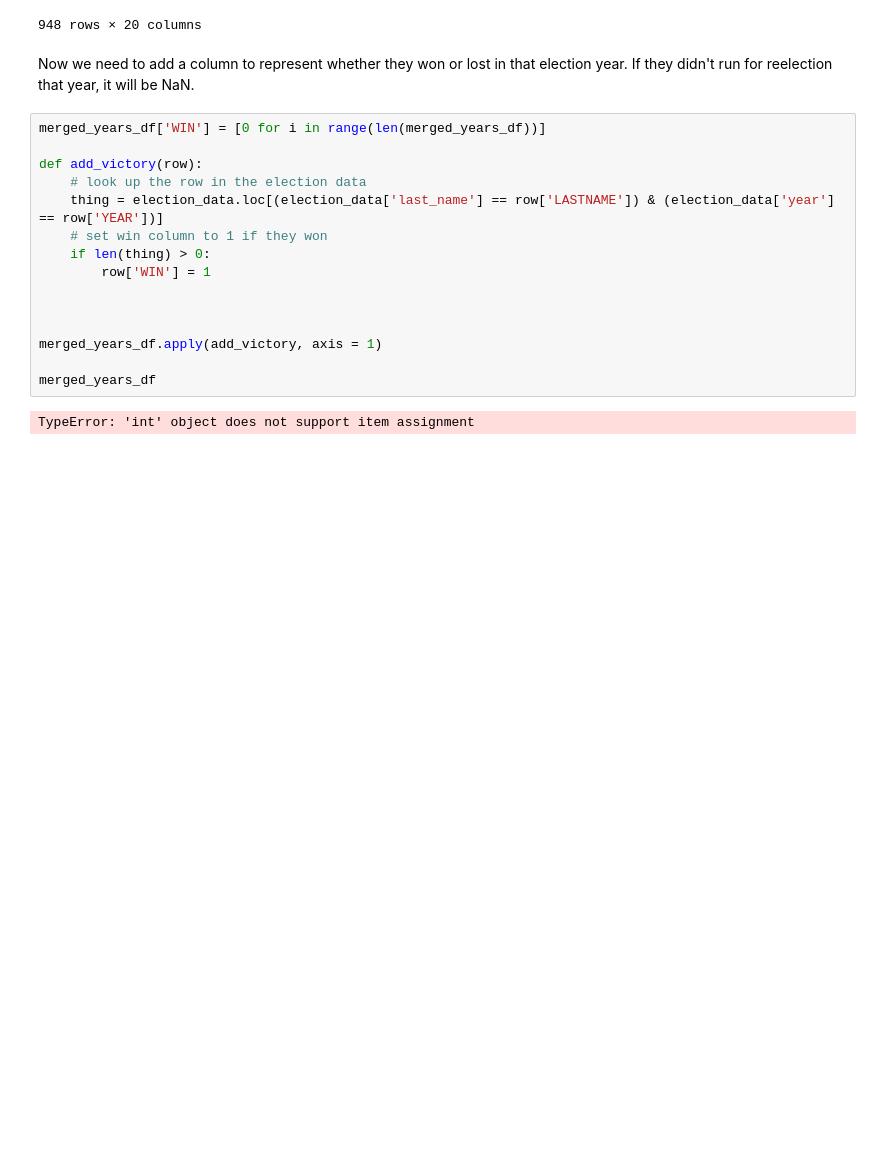
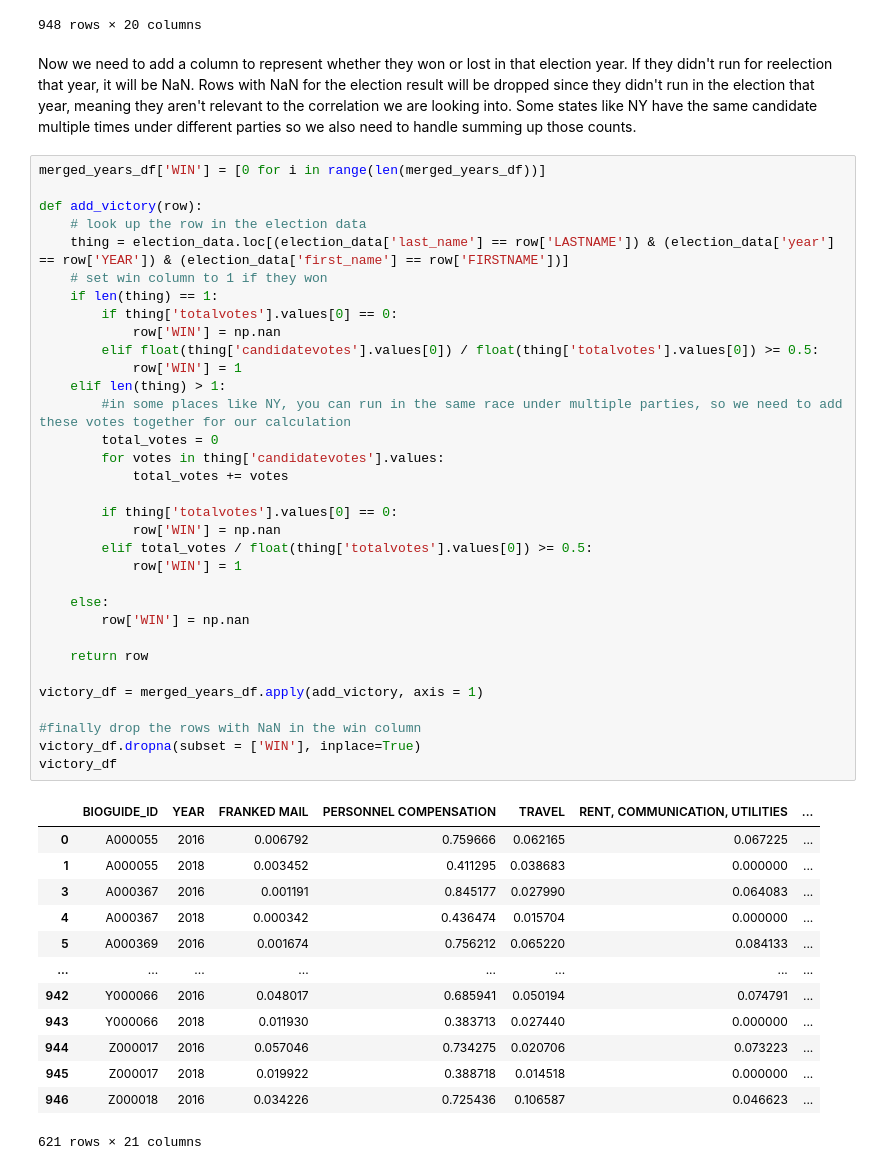
Before and after one commit to AndrewTrackim/cmsc320-final, a Jupyter notebook: final_tutorial.ipynb, the cells around one changed output. Cells and saved outputs as stored; diff of their text form; blank space fills up the shorter version.

```diff
--- a/final_tutorial.ipynb
+++ b/final_tutorial.ipynb
@@ -309,21 +309,51 @@ merged_years_df
 | 947 | Z000018 | 2018 | 0.000739 | 0.464566 | 0.024899 | 0.000000 | ... |
 948 rows × 20 columns
 # %% [markdown]
-Now we need to add a column to represent whether they won or lost in that election year. If they didn't run for reelection that year, it will be NaN.
+Now we need to add a column to represent whether they won or lost in that election year. If they didn't run for reelection that year, it will be NaN. Rows with NaN for the election result will be dropped since they didn't run in the election that year, meaning they aren't relevant to the correlation we are looking into. Some states like NY have the same candidate multiple times under different parties so we also need to handle summing up those counts.
 # %%
 merged_years_df['WIN'] = [0 for i in range(len(merged_years_df))]
 
 def add_victory(row):
     # look up the row in the election data
-    thing = election_data.loc[(election_data['last_name'] == row['LASTNAME']) & (election_data['year'] == row['YEAR'])]
+    thing = election_data.loc[(election_data['last_name'] == row['LASTNAME']) & (election_data['year'] == row['YEAR']) & (election_data['first_name'] == row['FIRSTNAME'])]
     # set win column to 1 if they won
-    if len(thing) > 0:
-        row['WIN'] = 1
+    if len(thing) == 1:
+        if thing['totalvotes'].values[0] == 0:
+            row['WIN'] = np.nan
+        elif float(thing['candidatevotes'].values[0]) / float(thing['totalvotes'].values[0]) >= 0.5:
+            row['WIN'] = 1
+    elif len(thing) > 1:
+        #in some places like NY, you can run in the same race under multiple parties, so we need to add these votes together for our calculation
+        total_votes = 0
+        for votes in thing['candidatevotes'].values:
+            total_votes += votes
 
+        if thing['totalvotes'].values[0] == 0:
+            row['WIN'] = np.nan
+        elif total_votes / float(thing['totalvotes'].values[0]) >= 0.5:
+            row['WIN'] = 1
 
+    else:
+        row['WIN'] = np.nan
 
-merged_years_df.apply(add_victory, axis = 1)
+    return row
 
-merged_years_df
+victory_df = merged_years_df.apply(add_victory, axis = 1)
+
+#finally drop the rows with NaN in the win column
+victory_df.dropna(subset = ['WIN'], inplace=True)
+victory_df
 # %% [output]
+|  | BIOGUIDE_ID | YEAR | FRANKED MAIL | PERSONNEL COMPENSATION | TRAVEL | RENT, COMMUNICATION, UTILITIES | ... |
+| 0 | A000055 | 2016 | 0.006792 | 0.759666 | 0.062165 | 0.067225 | ... |
+| 1 | A000055 | 2018 | 0.003452 | 0.411295 | 0.038683 | 0.000000 | ... |
+| 3 | A000367 | 2016 | 0.001191 | 0.845177 | 0.027990 | 0.064083 | ... |
+| 4 | A000367 | 2018 | 0.000342 | 0.436474 | 0.015704 | 0.000000 | ... |
+| 5 | A000369 | 2016 | 0.001674 | 0.756212 | 0.065220 | 0.084133 | ... |
+| ... | ... | ... | ... | ... | ... | ... | ... |
+| 942 | Y000066 | 2016 | 0.048017 | 0.685941 | 0.050194 | 0.074791 | ... |
+| 943 | Y000066 | 2018 | 0.011930 | 0.383713 | 0.027440 | 0.000000 | ... |
+| 944 | Z000017 | 2016 | 0.057046 | 0.734275 | 0.020706 | 0.073223 | ... |
+| 945 | Z000017 | 2018 | 0.019922 | 0.388718 | 0.014518 | 0.000000 | ... |
+| 946 | Z000018 | 2016 | 0.034226 | 0.725436 | 0.106587 | 0.046623 | ... |
-TypeError: 'int' object does not support item assignment
+621 rows × 21 columns
```
Also changed, not shown: parts of 2 cells of this notebook.
